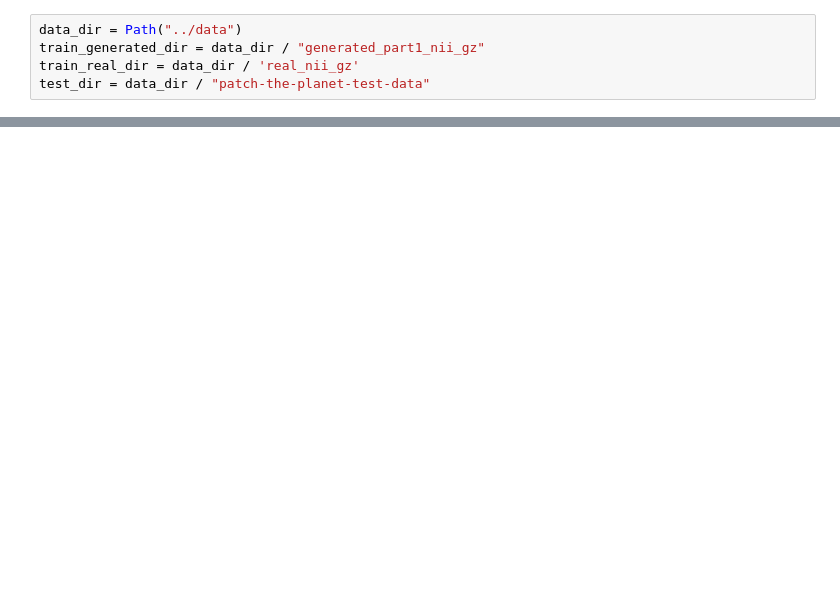
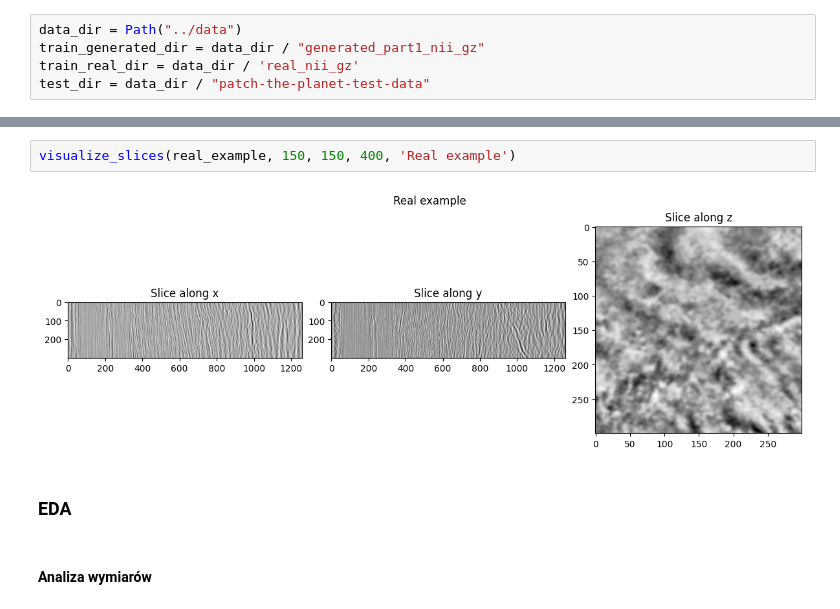
Before and after one commit to Solvro/ml-ptp-team2, a Jupyter notebook: notebooks/eda.ipynb, the cells around one changed output, grey strips where cells are left out. Drawn from its saved outputs; the diff is of its cells as text; blank space fills up the shorter version.

```diff
--- a/notebooks/eda.ipynb
+++ b/notebooks/eda.ipynb
@@ -53,0 +161,8 @@ Real Image (other volume)
+# %%
+visualize_slices(real_example, 150, 150, 400, 'Real example')
+# %% [output]
+[figure, added]
+# %% [markdown]
+### EDA
+# %% [markdown]
+#### Analiza wymiarów
```
Also changed, not shown: parts of 49 cells of this notebook, 11 other files.
